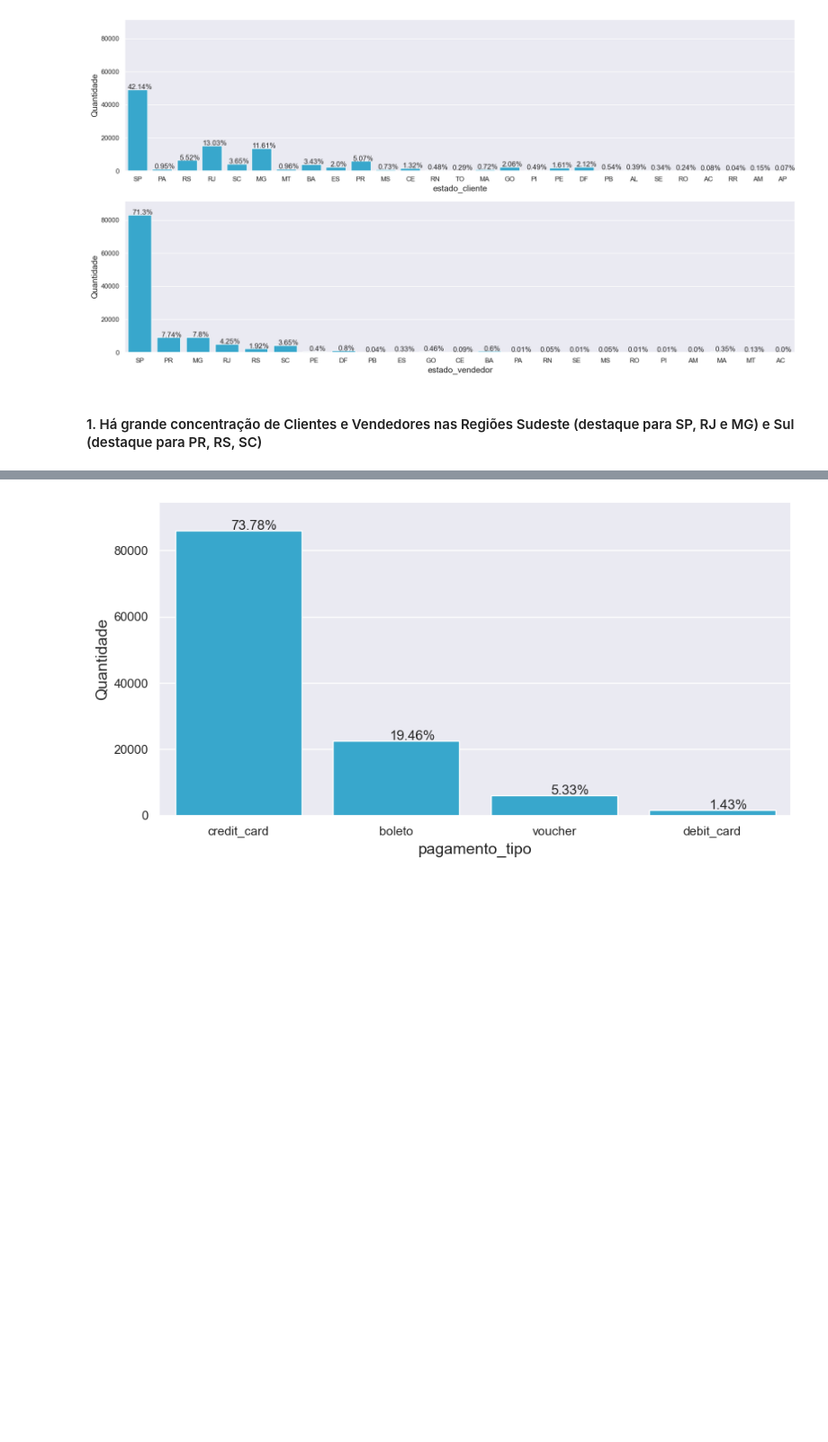
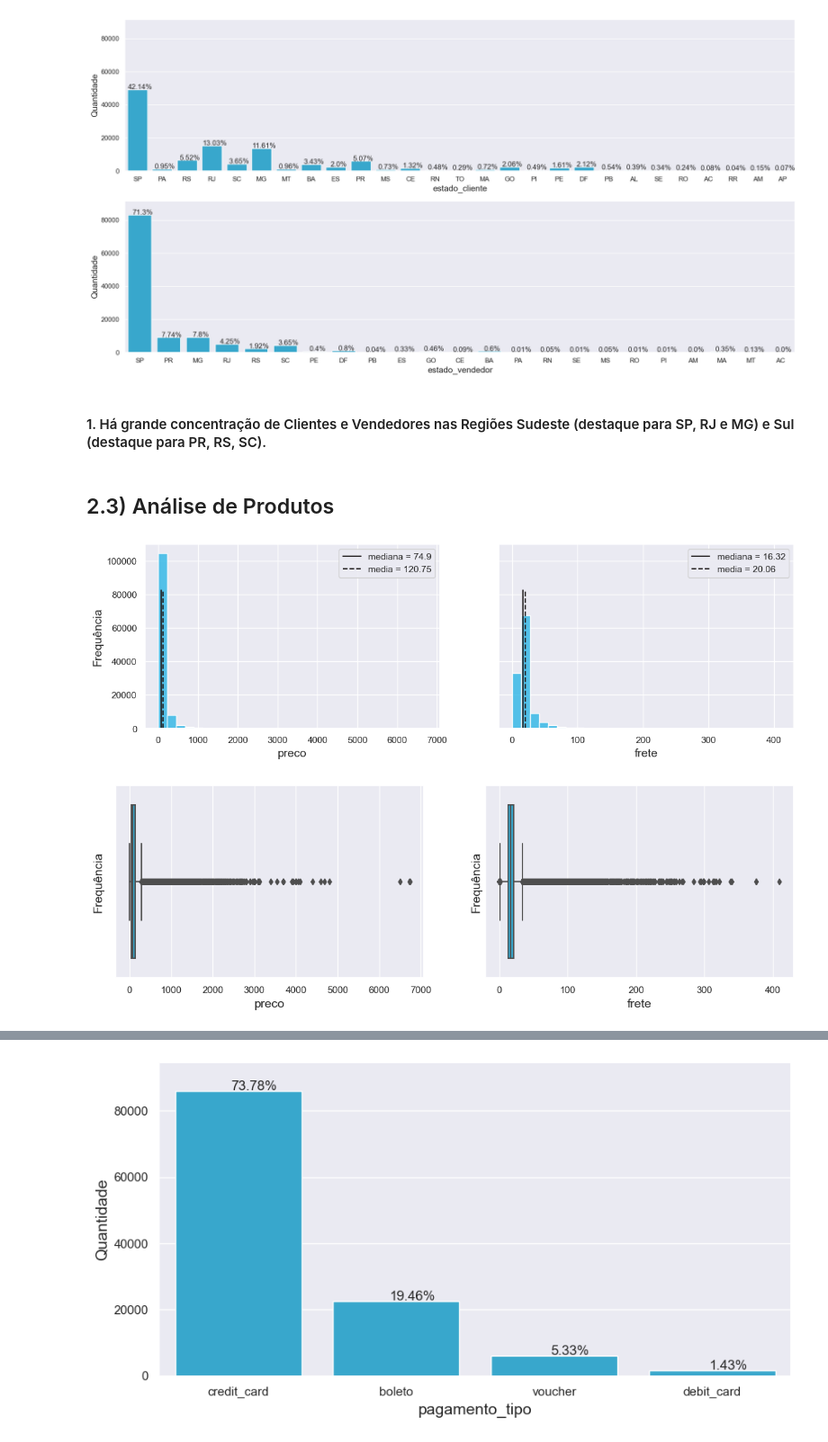
Before and after one commit to leonardovargas10/Modelo_Segmentacao_Clientes, a Jupyter notebook: segmentacao_clientes_marketing.ipynb, the cells around one changed output, grey strips where cells are left out. Shown: that part at 90% size. Cells and saved outputs as stored; diff of their text form; code cells hidden in the pictures; blank space fills up the shorter version.

```diff
--- a/segmentacao_clientes_marketing.ipynb
+++ b/segmentacao_clientes_marketing.ipynb
@@ -296,0 +357,36 @@ def plota_barras(lista_variaveis, hue, df, linhas, colunas):
+# %%
+def plota_boxplot(lista_variaveis, df, linhas, colunas):
+    if (linhas == 1) and (colunas == 1):
+        k = 0
+        plt.figure(figsize = (14, 4))
+        ax = sns.boxplot(x = lista_variaveis[k], data = df, color = '#1FB3E5', orient = 'h',)
+        ax.set_xlabel(f'{lista_variaveis[k]}', fontsize = 14)
+        ax.set_ylabel(f'Frequência', fontsize = 14)
+        plt.show()
+    elif linhas == 1:
+        fig, axis = plt.subplots(linhas, colunas, figsize = (14, 4), sharey = True)
+        k = 0
+        for i in np.arange(linhas):
+            for j in np.arange(colunas):
+                ax = sns.boxplot(x = lista_variaveis[k], data = df, color = '#1FB3E5', ax = axis[j], orient = 'h',)
+                ax.set_xlabel(f'{lista_variaveis[k]}', fontsize = 14)
+                ax.set_ylabel(f'Frequência', fontsize = 14)
+                k = k + 1
+    elif colunas == 1:
+        fig, axis = plt.subplots(linhas, colunas, figsize = (14, 4), sharey = True)
+        k = 0
+        for i in np.arange(linhas):
+            for j in np.arange(colunas):
+                ax = sns.boxplot(x = lista_variaveis[k], data = df, color = '#1FB3E5', ax = axis[i], orient = 'h',)
+                ax.set_xlabel(f'{lista_variaveis[k]}', fontsize = 14)
+                ax.set_ylabel(f'Frequência', fontsize = 14)
+                k = k + 1
+    else:
+        fig, axis = plt.subplots(linhas, colunas, figsize = (14, 4), sharey = True)
+        k = 0
+        for i in np.arange(linhas):
+            for j in np.arange(colunas):
+                ax = sns.boxplot(x = lista_variaveis[k], data = df, color = '#1FB3E5', ax = axis[i, j], orient = 'h',)
+                ax.set_xlabel(f'{lista_variaveis[k]}', fontsize = 14)
+                ax.set_ylabel(f'Frequência', fontsize = 14)
+                k = k + 1
@@ -404,4 +531,12 @@ plota_barras(['estado_cliente', 'estado_vendedor'], False, df_raw, 2, 1)
 # %% [output]
 [figure]
 # %% [markdown]
-#### 1. Há grande concentração de Clientes e Vendedores nas Regiões Sudeste (destaque para SP, RJ e MG) e Sul (destaque para PR, RS, SC)
+#### 1. Há grande concentração de Clientes e Vendedores nas Regiões Sudeste (destaque para SP, RJ e MG) e Sul (destaque para PR, RS, SC).
+# %% [markdown]
+## 2.3) Análise de Produtos
+# %%
+plota_histograma(['preco', 'frete'], df_raw, 1, 2)
+plota_boxplot(['preco', 'frete'], df_raw, 1, 2)
+# %% [output]
+[figure, added]
+[figure, added]
```
Also changed, not shown: parts of 25 cells of this notebook.
